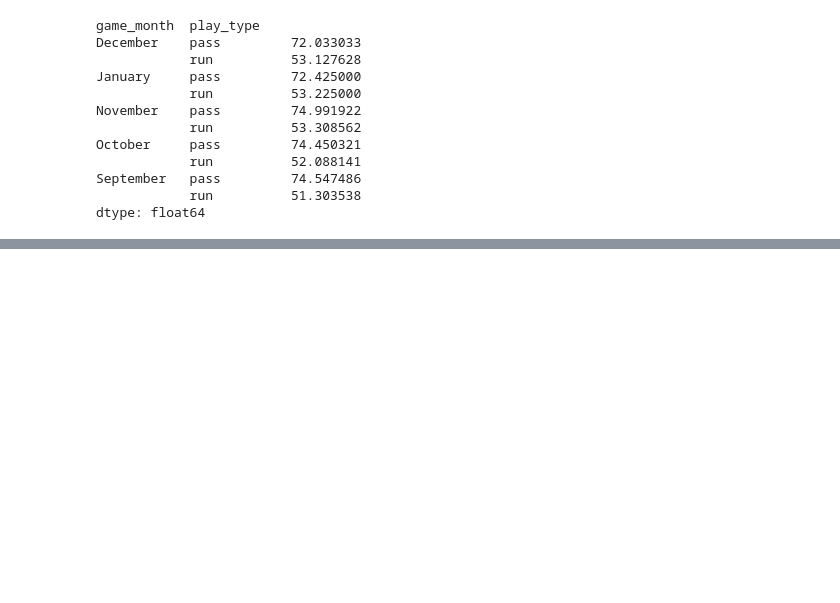
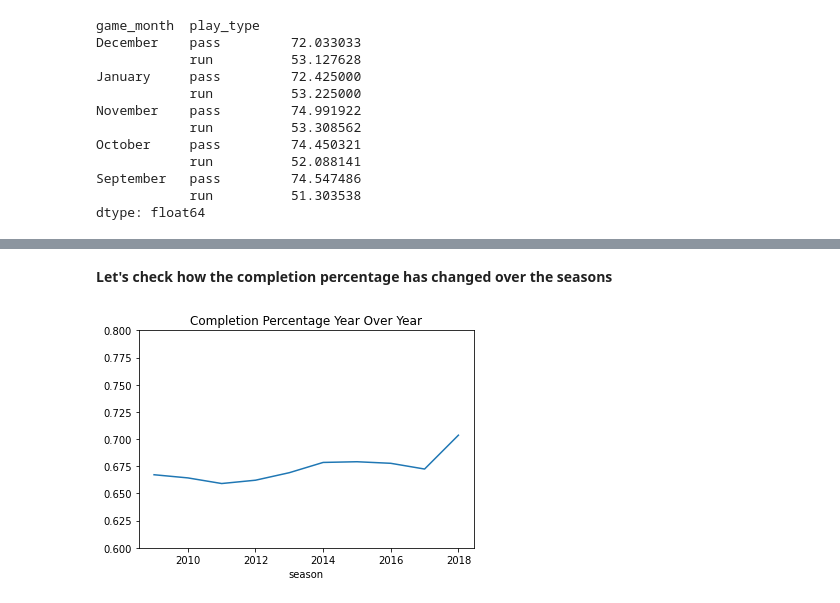
Before and after one commit to sistlasre/football_analysis, a Jupyter notebook: Football_Analysis_Final.ipynb, the cells around one changed output, grey strips where cells are left out. Drawn from its saved outputs; the diff is of its cells as text; code cells hidden in the pictures; blank space fills up the shorter version.

Commit message:
Adding graph of completion percentage

```diff
--- a/Football_Analysis_Final.ipynb
+++ b/Football_Analysis_Final.ipynb
@@ -484,3 +484,15 @@ for season in range(2009, 2019):
 # %%
 sleep(2)
 plt.close()
+# %% [markdown]
+__Let's check how the completion percentage has changed over the seasons__
+# %%
+completion_pct_by_season = df[(df['play_type'] == 'pass') & (df['incomplete_pass'] == 0)].groupby(['season']).size()/df[(df['play_type'] == 'pass')].groupby(['season']).size()
+# %%
+fig, ax = plt.subplots()
+sns.lineplot(data=completion_pct_by_season, ax=ax)
+ax.set(ylim=(.6, .8));
+ax.set_title("Completion Percentage Year Over Year")
+plt.show()
+# %% [output]
+[figure, added]
```
Also changed, not shown: parts of 1 cell of this notebook, 1 other file.
